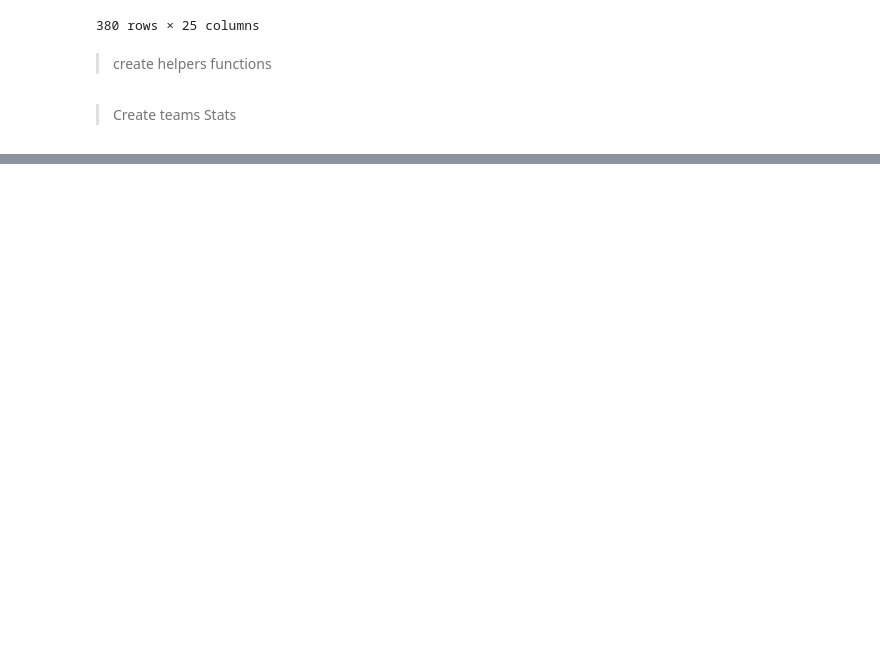
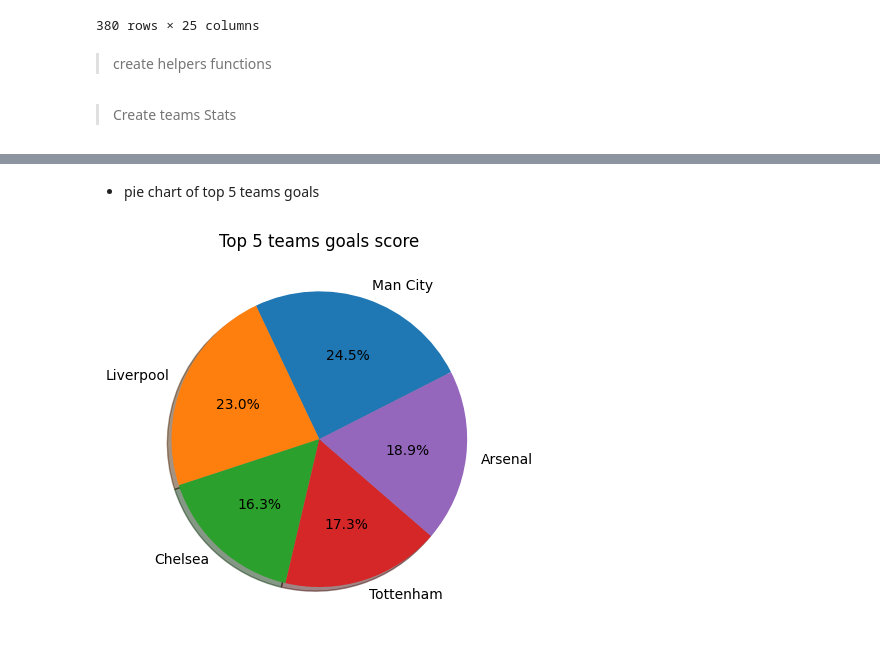
Before and after one commit to ayubhr/mini-projet-data-analysis, a Jupyter notebook: index.ipynb, the cells around one changed output, grey strips where cells are left out. Cells and saved outputs as stored; diff of their text form; code cells hidden in the pictures; blank space fills up the shorter version.

```diff
--- a/index.ipynb
+++ b/index.ipynb
@@ -191,0 +552,14 @@ combinedTotalTeamStats
+# %%
+
+statsQualification = TeamStatsData.loc[0:6, ['team', 'total_points']]
+
+def getQualification(place):
+    if(place<=3):
+        return "Champions League"
+    else:
+        return "Europa League"
+
+for index, row in statsQualification.iterrows():
+     statsQualification.loc[index, 'qualification'] = getQualification(index)
+
+statsQualification[["team","qualification"]]
@@ -191,0 +575,23 @@ combinedTotalTeamStats
+# %% [markdown]
+* pie chart of top 5 teams goals
+# %%
+
+top5 = TeamStatsData.head(5)[["team","total_goals"]]
+
+teams = []
+teamsGoals = []
+totG = 0
+for index, row in top5.iterrows():
+     teams.append(row["team"])
+     teamsGoals.append(row["total_goals"])
+     totG += row["total_goals"]
+
+fig1, ax1 = plt.subplots()
+ax1.pie(teamsGoals,  labels=tuple(teams), autopct='%1.1f%%',
+        shadow=True, startangle=totG)
+
+plt.title("Top 5 teams goals score")
+
+plt.show()
+# %% [output]
+[figure, added]
```
Also changed, not shown: parts of 45 cells of this notebook.
